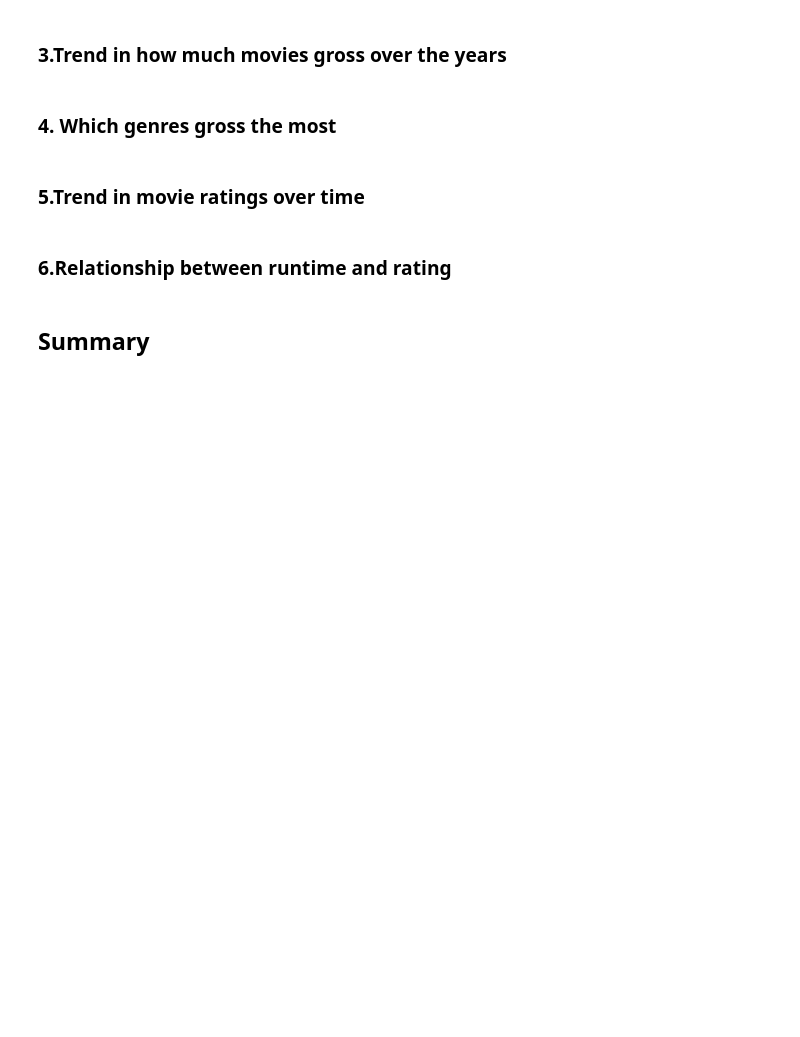
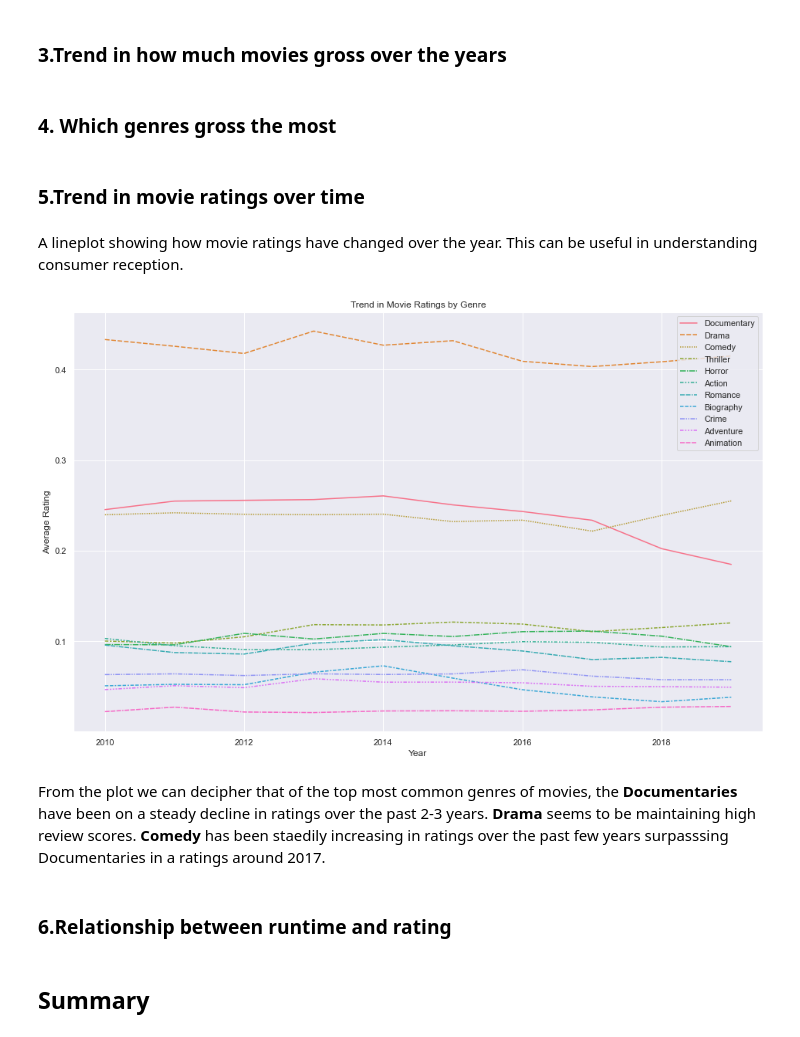
Before and after one commit to R3TR0Quan/Microsoft-MovieData-Analysis, a Jupyter notebook: index.ipynb, the cells around one changed output. Drawn from its saved outputs; the diff is of its cells as text; code cells hidden in the pictures; blank space fills up the shorter version.

```diff
--- a/index.ipynb
+++ b/index.ipynb
@@ -345,3 +362,4 @@ From the plot there seems to be high demand for Documentaries and Drama shows an
 # %%
 #df to store merged basic and rating dataframes
-basics_and_ratings = pd.merge(movie_basics, movie_ratings, on='movie_id', how='right')
+basics_and_ratings = pd.merge(movie_basics, movie_ratings, on='movie_id', how='right').dropna()
+basics_and_ratings.tail()
@@ -351,6 +376,29 @@ basics_and_ratings = pd.merge(movie_basics, movie_ratings, on='movie_id', how='r
 ### 4. Which genres gross the most
 # %% [markdown]
 ### 5.Trend in movie ratings over time
+# %% [markdown]
+A lineplot showing how movie ratings have changed over the year. This can be useful in understanding consumer reception.
+# %%
+#get a df of binary indicators for genres per movie
+genres_bin_df = basics_and_ratings['genres'].str.get_dummies(sep=',')
+basics_ratings_genrewise = pd.concat([basics_and_ratings, genres_bin_df], axis=1)
+
+#group by year and get mean rating per year
+basics_ratings_year_avg = basics_ratings_genrewise.groupby(['year']).mean()
+
+#seaborn plot
+rating_trend_fig, rating_trend_ax = plt.subplots(figsize=(16,10))
+
+sns.lineplot(data=basics_ratings_year_avg[top_10_genre_names], ax=rating_trend_ax)
+#plot details
+plt.title('Trend in Movie Ratings by Genre')
+plt.xlabel('Year')
+plt.ylabel('Average Rating')
+plt.show();
+# %% [output]
+[figure, added]
+# %% [markdown]
+From the plot we can decipher that of the top most common genres of movies, the **Documentaries** have been on a steady decline in ratings over the past 2-3 years. **Drama** seems to be maintaining high review scores. **Comedy** has been staedily increasing in ratings over the past few years surpasssing Documentaries in a ratings around 2017.
 # %% [markdown]
 ### 6.Relationship between runtime and rating
 # %% [markdown]
```
Also changed, not shown: parts of 9 cells of this notebook, 1 other file.
